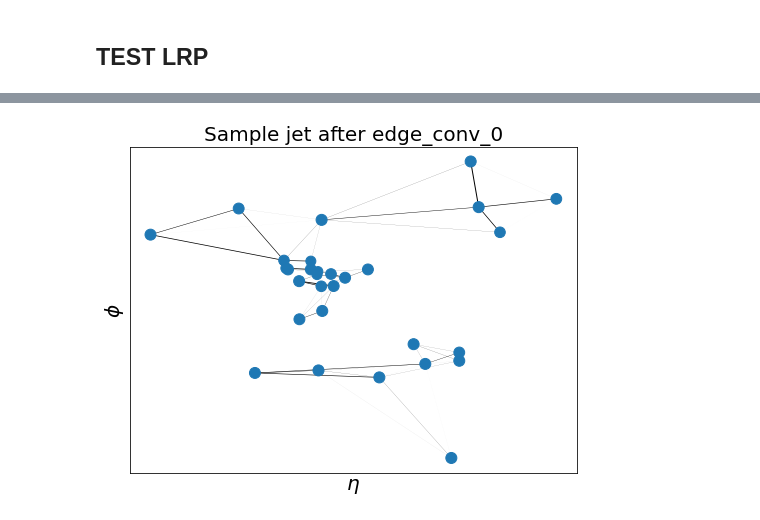
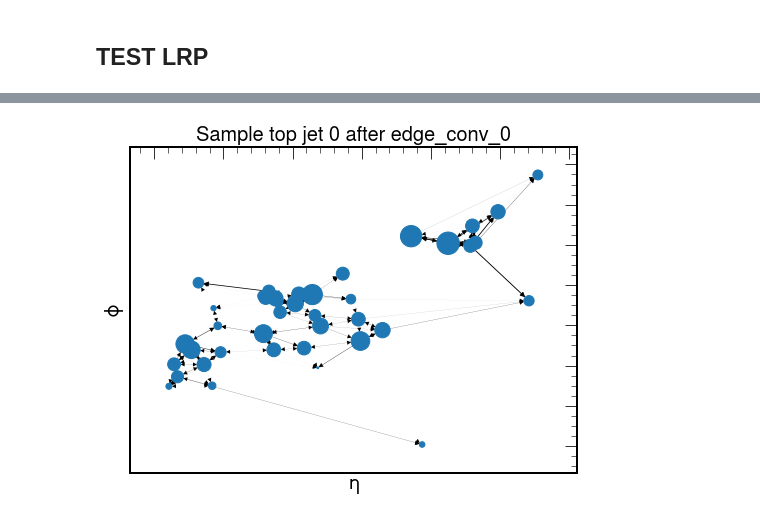
Before and after one commit to farakiko/xai4hep, a Jupyter notebook: binder/particlenet.ipynb, the cells around one changed output, grey strips where cells are left out. Saved outputs shown, nothing was run; the diff lists cells and outputs as text; code cells hidden in the pictures.

```diff
--- a/binder/particlenet.ipynb
+++ b/binder/particlenet.ipynb
@@ -144,6 +101,0 @@ epoch_0_weights.pth    loss_2_valid.pkl
-# %%
-with open('ParticleNet_model/loss_2_train.pkl', 'rb') as f:
-    losses_train = pkl.load(f)
-# %%
-with open('ParticleNet_model/loss_2_valid.pkl', 'rb') as f:
-    losses_valid = pkl.load(f)
@@ -168,11 +104,17 @@ Rscores.pkl       batch_x.pkl       particlenet.ipynb
 # %%
+import networkx as nx
+import torch
+import torch_geometric
+import numpy as np
 import pickle as pkl
 
 with open('batch_x.pkl', 'rb') as handle:
-    batch_x = pkl.load(handle)
+    batch_x_list = pkl.load(handle)
+with open('batch_y.pkl', 'rb') as handle:
+    batch_y_list = pkl.load(handle)
 with open('Rscores.pkl', 'rb') as handle:
-    Rscores = pkl.load(handle).detach()
+    Rscores_list = pkl.load(handle)
 with open('R_edges.pkl', 'rb') as handle:
-    R_edges = pkl.load(handle)
+    R_edges_list = pkl.load(handle)
 with open('edge_index.pkl', 'rb') as handle:
-    edge_index_dic = pkl.load(handle)
+    edge_index_list = pkl.load(handle)
@@ -183,41 +121,56 @@ dict_keys(['edge_conv_0', 'edge_conv_1', 'edge_conv_2'])
 # %%
 # https://networkx.org/documentation/stable/reference/generated/networkx.drawing.nx_pylab.draw_networkx.html
-import networkx as nx
-import torch
-import torch_geometric
-import numpy as np
 
-num_nodes = len(Rscores)
+### Edge features Rscores
+score = 0 # qcd
+score = 1 # top
 
-# Get positions of nodes in the graph
-# recall: Features, in order: [eta, phi, pt, mask].
-eta = batch_x[:, 0]
-phi = batch_x[:, 1]
-pt = np.abs(batch_x[:, 2])
+for i in range(10):
+    batch_y = batch_y_list[i]
+    if batch_y==score:
+        batch_x = batch_x_list[i]
+        Rscores = Rscores_list[i]
+        R_edges = R_edges_list[i]
+        edge_index_dic = edge_index_list[i]
 
-eta_phi = batch_x[:, :2]
+        if batch_y==1:
+            sample = 'top'
+        else:
+            sample = 'qcd'
 
-pos = {}
-for node_i in range(num_nodes):
-    pos[node_i] = eta_phi.numpy()[node_i]
+        num_nodes = len(Rscores)
 
-to_undirected = True
-for edgeconv in ['edge_conv_0', 'edge_conv_1', 'edge_conv_2']:
-    # if directed
-    if to_undirected == False:
-        edge_index, edge_weight = edge_index_dic[edgeconv].detach(), torch.abs(R_edges[edgeconv]).sum(axis=1).detach()
+        # Get positions of nodes in the graph
+        # recall: Features, in order: [eta, phi, pt, mask].
+        eta = batch_x[:, 0]
+        phi = batch_x[:, 1]
+        pt = np.abs(batch_x[:, 2])
 
-    # if undirected
-    else:
-        edge_index, edge_weight = torch_geometric.utils.to_undirected(edge_index_dic[edgeconv].detach(), torch.abs(R_edges[edgeconv].detach()).sum(axis=1))
+        eta_phi = batch_x[:, :2]
 
-    data = torch_geometric.data.Data(edge_index=edge_index, edge_weight=edge_weight, num_nodes=num_nodes)
-    G = torch_geometric.utils.to_networkx(data, to_undirected=to_undirected)
+        pos = {}
+        for node_i in range(num_nodes):
+            pos[node_i] = eta_phi.numpy()[node_i]
 
-    fig, ax = plt.subplots(figsize=(8, 6))
-    nx.draw_networkx(G, pos, node_size=250*pt, with_labels=False, width=edge_weight/edge_weight.max(), ax=ax)
-    ax.set_xlabel(r"$\eta$", fontsize=20)
-    ax.set_ylabel(r"$\phi$", fontsize=20);
-    ax.set_title(f'Sample jet after {edgeconv}', fontsize=20);
-    plt.savefig(f'/Users/fmokhtar/Desktop/xai/{edgeconv}.pdf')
+        # build graph
+        to_undirected = False
+        # for edgeconv in ['edge_conv_0', 'edge_conv_1', 'edge_conv_2']:
+        for edgeconv in ['edge_conv_0']:
+            # if directed
+            if to_undirected == False:
+                edge_index, edge_weight = edge_index_dic[edgeconv], torch.abs(R_edges[edgeconv]).sum(axis=1)
+
+            # if undirected
+            else:
+                edge_index, edge_weight = torch_geometric.utils.to_undirected(edge_index_dic[edgeconv], torch.abs(R_edges[edgeconv]).sum(axis=1))
+
+            data = torch_geometric.data.Data(edge_index=edge_index, edge_weight=edge_weight, num_nodes=num_nodes)
+            G = torch_geometric.utils.to_networkx(data, to_undirected=to_undirected)
+
+            fig, ax = plt.subplots(figsize=(8, 6))
+            nx.draw_networkx(G, pos, node_size=100*pt, with_labels=False, width=edge_weight/edge_weight.max(), ax=ax)
+            ax.set_xlabel(r"$\eta$", fontsize=20)
+            ax.set_ylabel(r"$\phi$", fontsize=20);
+            ax.set_title(f'Sample {sample} jet {i} after {edgeconv}', fontsize=20);
+    #             plt.savefig(f'xai_plots/{edgeconv}.pdf')
 # %% [output]
@@ -225 +177 @@ FileNotFoundError: [Errno 2] No such file or directory: '/Users/fmokhtar/Desktop
-[figure, old version]
+[figure, new version]
```
Also changed, not shown: parts of 14 cells of this notebook, 6 other files.
